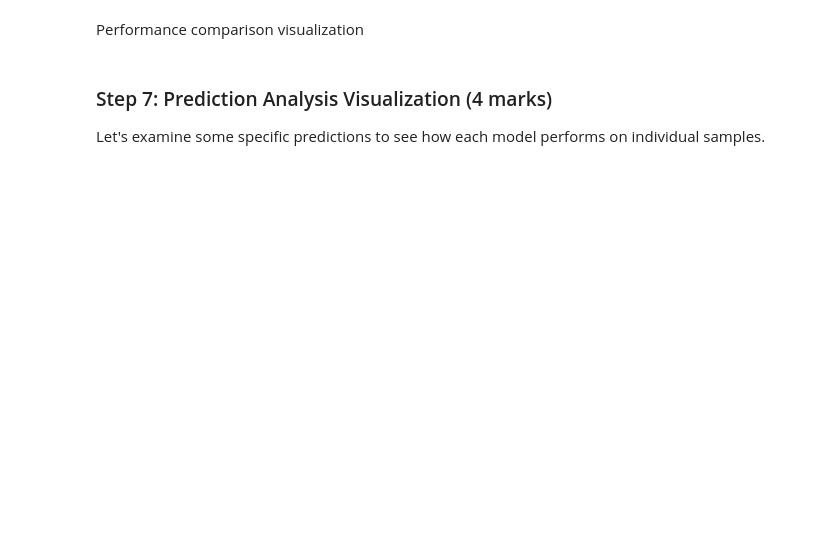
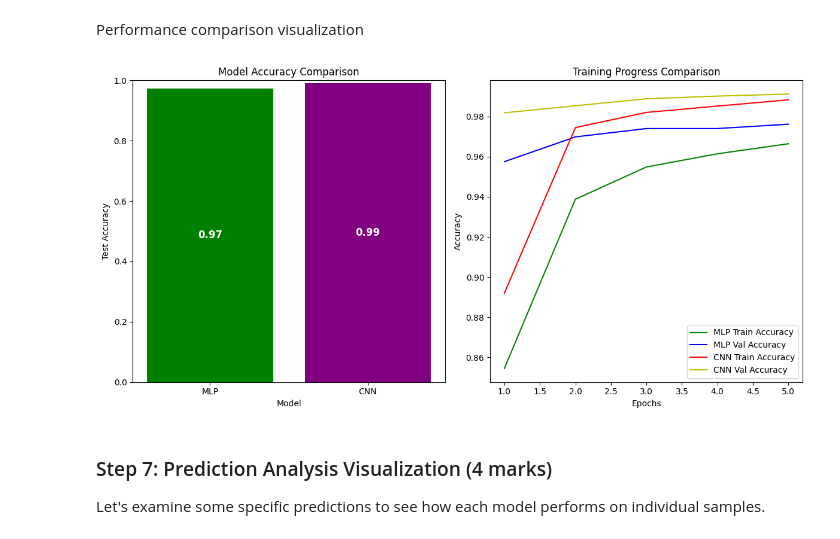
Before and after one commit to nathanielmills-101/ENGG680_2025_Fall, a Jupyter notebook: Assignment2.ipynb, the cells around one changed output. Drawn from its saved outputs; the diff is of its cells as text; code cells hidden in the pictures; blank space fills up the shorter version.

```diff
--- a/Assignment2.ipynb
+++ b/Assignment2.ipynb
@@ -997,6 +1029,12 @@ print("CNN Model created")
 # %%
 # Train CNN model using cnn_model we compile, same parameters as MLP
 # (1 marks)
-cnn_history =
+cnn_history = cnn_model.fit(
+      X_train_normalized, y_train_categorical,
+      epochs=EPOCHS,
+      batch_size=BATCH_SIZE,
+      validation_split=0.1,
+      verbose=0
+  )
 
 print("CNN training completed")
@@ -1011,14 +1051,22 @@ Using .predict(), .evaluate() functions as we used in part2
 # Get test loss and accuracy, make predictions, convert probabilities to class labels
 
 # your code here for mlp (1.5 marks)
+mlp_test_loss, mlp_test_accuracy = mlp_model.evaluate(X_test_normalized, y_test_categorical,verbose=0)
+mlp_predictions = mlp_model.predict(X_test_normalized,verbose=0)
 
 # Note: The model outputs class probabilities (softmax). We convert these to discrete class labels by taking the index of the maximum probability (argmax).
 # These integer labels (0-9) are required for computing accuracy, building confusion matrices, and for plotting / comparing predicted vs true labels.
 mlp_predicted_classes = np.argmax(mlp_predictions, axis=1)
 
 # your code here for cnn (1.5 marks)
+cnn_test_loss, cnn_test_accuracy = cnn_model.evaluate(X_test_normalized, y_test_categorical,verbose=0)
+cnn_predictions = cnn_model.predict(X_test_normalized,verbose=0)
 
 # Similarly, convert CNN predicted probabilities to class labels
-
+cnn_predicted_classes = np.argmax(cnn_predictions, axis=1)
 
 # Display Results
+print("MLP Test Loss:", mlp_test_loss)
+print("MLP Test Accuracy:", mlp_test_accuracy)
+print("CNN Test Loss:", cnn_test_loss)
+print("CNN Test Accuracy:", cnn_test_accuracy)
@@ -1036,3 +1080,55 @@ plt.show()
+# %%
+# Create side-by-side bar chart for model accuracy comparison and line plot for training progress comparison
+# (1 marks)
+# put them in a single figure horizontally
+# Add titles, labels, legends for clarity
+# hint: use .history() function to get training history from the training step
+import matplotlib.pyplot as plt
+mlp_train_accuracy = mlp_history.history['accuracy']
+mlp_val_accuracy = mlp_history.history['val_accuracy']
+cnn_train_accuracy = cnn_history.history['accuracy']
+cnn_val_accuracy = cnn_history.history['val_accuracy']
+
+mlp_test_accuracy = mlp_test_accuracy
+cnn_test_accuracy = cnn_test_accuracy
+
+fig, axes = plt.subplots(1, 2, figsize=(12, 6))
+
+#Bar chart for model accuracy
+models = ['MLP', 'CNN']
+accuracies = [mlp_test_accuracy, cnn_test_accuracy]
+
+axes[0].bar(models, accuracies, color=['green', 'purple'])
+axes[0].set_title('Model Accuracy Comparison')
+axes[0].set_xlabel('Model')
+axes[0].set_ylabel('Test Accuracy')
+for container in axes[0].containers:
+    axes[0].bar_label(container,
+                      labels= [f'{v.get_height():.2f}' for v in container],
+                      label_type='center',
+                      fontsize=12,
+                      fontweight='bold',
+                      color='white')
+
+axes[0].set_ylim([0, 1])
+
+#Line plot for training progress comparison
+epochs = range(1, len(mlp_train_accuracy) + 1)
+
+axes[1].plot(epochs, mlp_train_accuracy, 'g', label='MLP Train Accuracy')
+axes[1].plot(epochs, mlp_val_accuracy, 'b', label='MLP Val Accuracy')
+axes[1].plot(epochs, cnn_train_accuracy, 'r', label='CNN Train Accuracy')
+axes[1].plot(epochs, cnn_val_accuracy, 'y', label='CNN Val Accuracy')
+
+axes[1].set_title('Training Progress Comparison')
+axes[1].set_xlabel('Epochs')
+axes[1].set_ylabel('Accuracy')
+axes[1].legend()
+
+plt.tight_layout()
+plt.show()
+# %% [output]
+[figure, added]
 # %% [markdown]
 ### Step 7: Prediction Analysis Visualization (4 marks)
 
```
Also changed, not shown: parts of 12 cells of this notebook, 4 other files.
